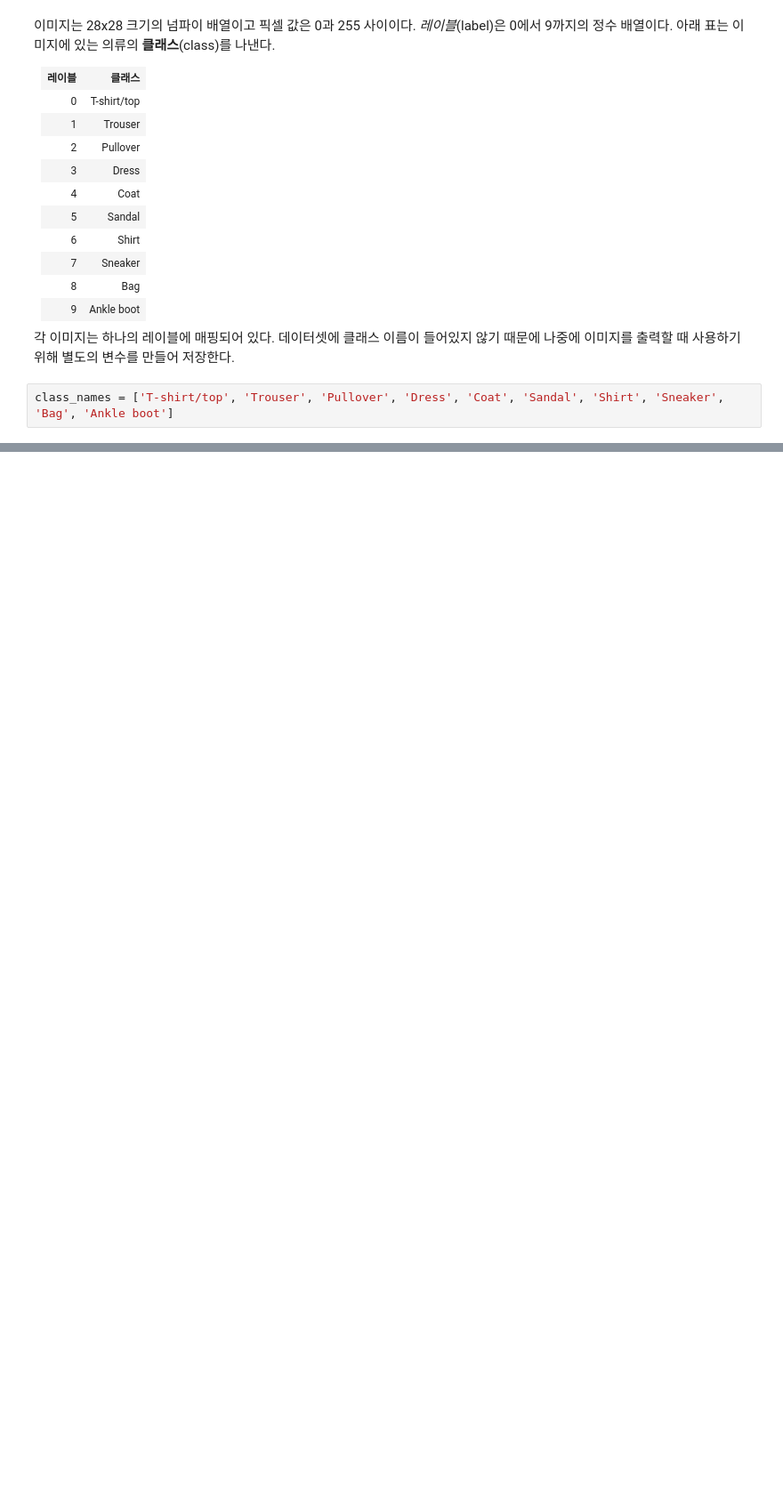
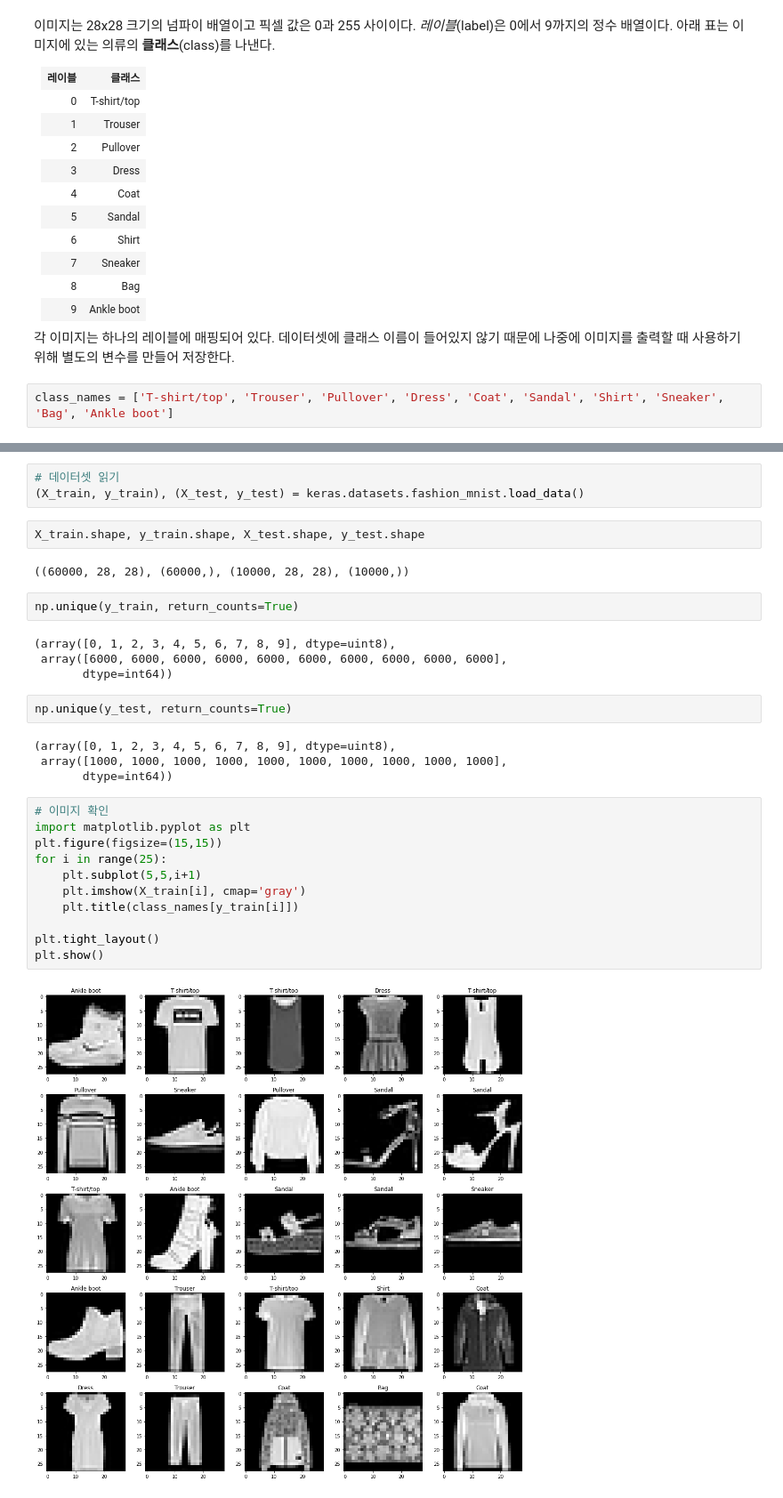
Before and after one commit to Slangoij/TIL_TodayILearned, a Jupyter notebook: 10.딥러닝/04_DNN_분류_회귀.ipynb, the cells around one changed output, grey strips where cells are left out. Shown: that part at 89% size. Cells and saved outputs as stored; diff of their text form; blank space fills up the shorter version.

```diff
--- a/10.딥러닝/04_DNN_분류_회귀.ipynb
+++ b/10.딥러닝/04_DNN_분류_회귀.ipynb
@@ -394,0 +402,32 @@ class_names = ['T-shirt/top', 'Trouser', 'Pullover', 'Dress', 'Coat', 'Sandal',
+# %%
+# 데이터셋 읽기
+(X_train, y_train), (X_test, y_test) = keras.datasets.fashion_mnist.load_data()
+# %%
+X_train.shape, y_train.shape, X_test.shape, y_test.shape
+# %% [output]
+((60000, 28, 28), (60000,), (10000, 28, 28), (10000,))
+# %%
+np.unique(y_train, return_counts=True)
+# %% [output]
+(array([0, 1, 2, 3, 4, 5, 6, 7, 8, 9], dtype=uint8),
+ array([6000, 6000, 6000, 6000, 6000, 6000, 6000, 6000, 6000, 6000],
+       dtype=int64))
+# %%
+np.unique(y_test, return_counts=True)
+# %% [output]
+(array([0, 1, 2, 3, 4, 5, 6, 7, 8, 9], dtype=uint8),
+ array([1000, 1000, 1000, 1000, 1000, 1000, 1000, 1000, 1000, 1000],
+       dtype=int64))
+# %%
+# 이미지 확인
+import matplotlib.pyplot as plt
+plt.figure(figsize=(15,15))
+for i in range(25):
+    plt.subplot(5,5,i+1)
+    plt.imshow(X_train[i], cmap='gray')
+    plt.title(class_names[y_train[i]])
+
+plt.tight_layout()
+plt.show()
+# %% [output]
+[figure, added]
```
Also changed, not shown: parts of 35 cells of this notebook, 8 other files.
